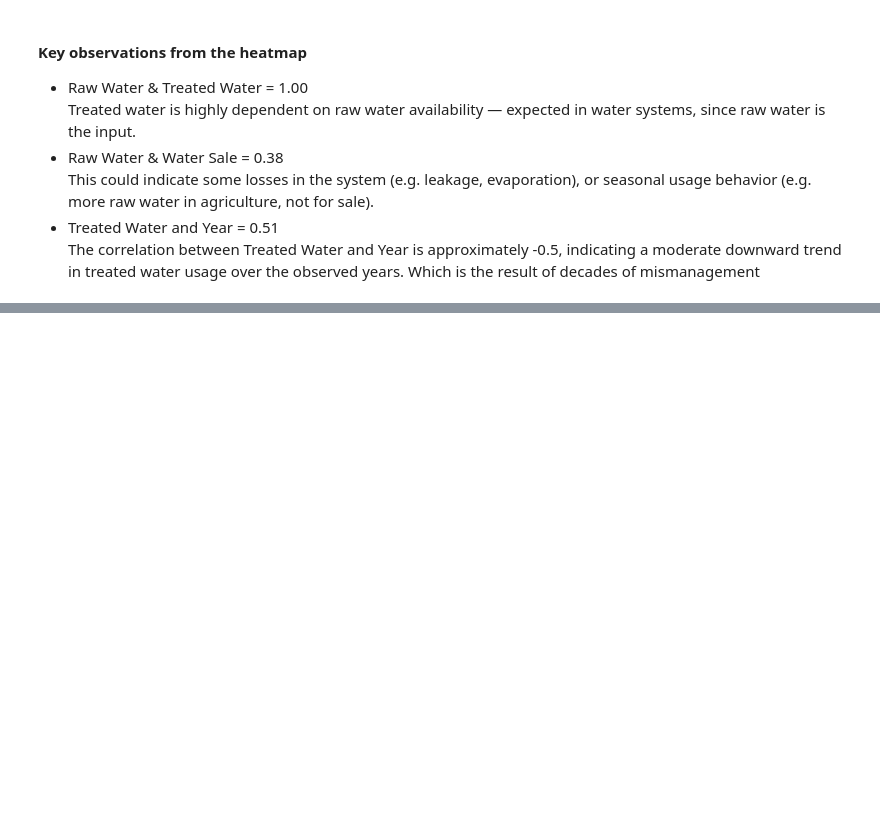
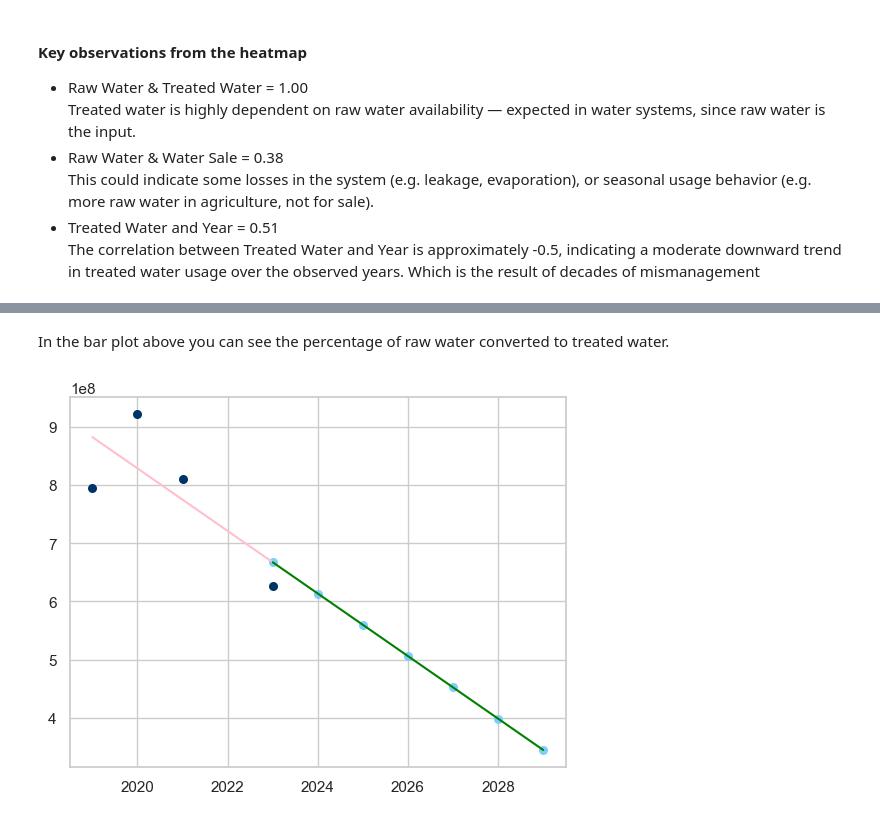
Before and after one commit to saniavill/tehran-water, a Jupyter notebook: Water Usage in Tehran.ipynb, the cells around one changed output, grey strips where cells are left out. Saved outputs shown, nothing was run; the diff lists cells and outputs as text; code cells hidden in the pictures; blank space fills up the shorter version.

Commit message:
linear reg model

```diff
--- a/Water Usage in Tehran.ipynb
+++ b/Water Usage in Tehran.ipynb
@@ -216,0 +217,18 @@ Text(0, 0.5, 'Percentage of Raw Water Converted to Treated Water')
+# %% [markdown]
+In the bar plot above you can see the percentage of raw water converted to treated water.
+# %%
+water['year'] = pd.to_datetime(water['year'], format='%Y')
+water_pivot = pd.pivot_table(water, values='treated_water', index='year', aggfunc='sum').reset_index()
+from sklearn.linear_model import LinearRegression
+X = water_pivot['year'].dt.year.values.reshape(-1, 1)
+y = water_pivot['treated_water']
+reg = LinearRegression().fit(X, y)
+new_year = np.array(range(2023, 2030)).reshape(-1,1)
+new_water = reg.predict(new_year)
+plt.scatter(X, y, color=blue_palette[0], s=30)
+plt.plot(X, reg.predict(X), color='pink')
+plt.scatter(new_year, new_water, color=blue_palette[3], s=30)
+plt.plot(new_year, new_water, color='green')
+plt.show()
+# %% [output]
+[figure, added]
```
Also changed, not shown: parts of 4 cells of this notebook.
